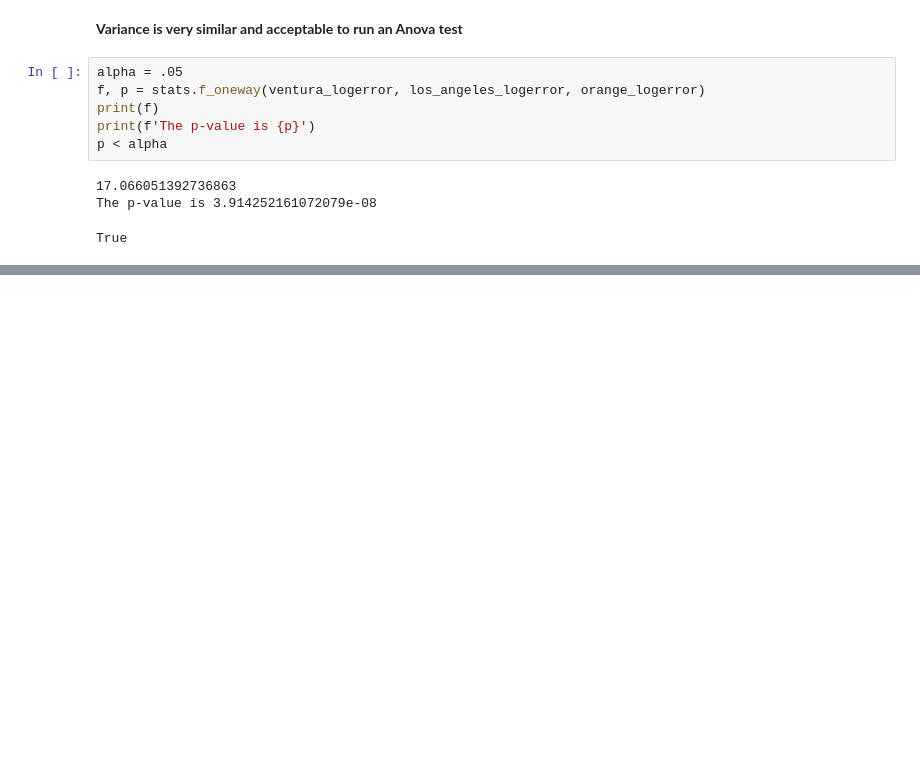
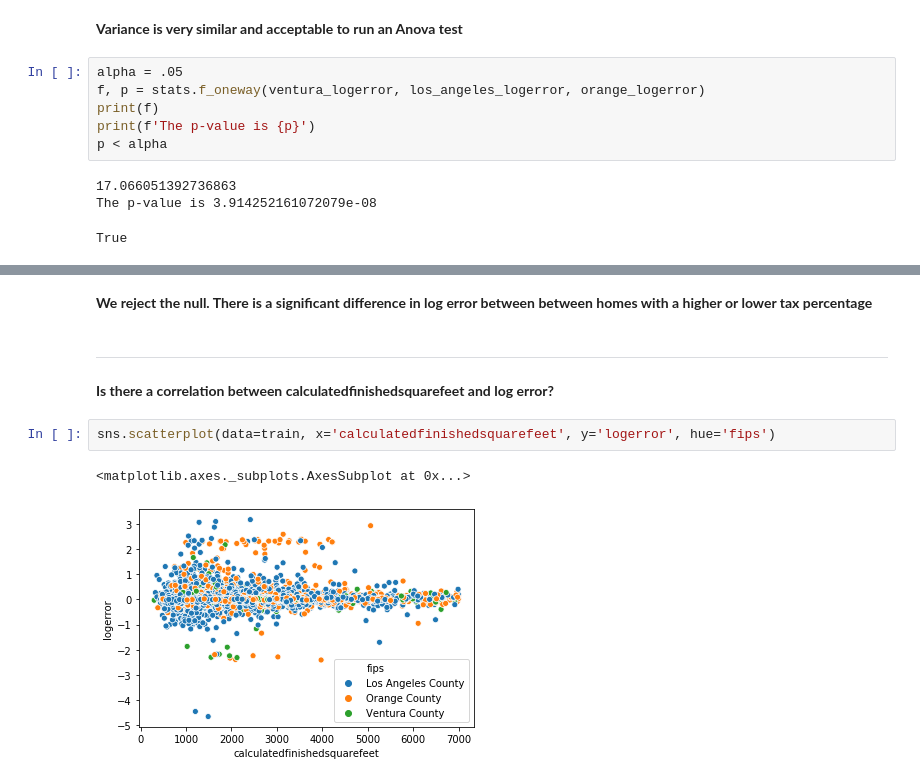
Before and after one commit to matt-c-knight/clustering-project, a Jupyter notebook: main.ipynb, the cells around one changed output, grey strips where cells are left out. Saved outputs shown, nothing was run; the diff lists cells and outputs as text; blank space fills up the shorter version.

```diff
--- a/main.ipynb
+++ b/main.ipynb
@@ -123,0 +208,11 @@ True
+# %% [markdown]
+**We reject the null. There is a significant difference in log error between between homes with a higher or lower tax percentage**
+# %% [markdown]
+________________________________________________________________________
+# %% [markdown]
+**Is there a correlation between calculatedfinishedsquarefeet and log error?**
+# %%
+sns.scatterplot(data=train, x='calculatedfinishedsquarefeet', y='logerror', hue='fips')
+# %% [output]
+<matplotlib.axes._subplots.AxesSubplot at 0x...>
+[figure, added]
```
Also changed, not shown: parts of 20 cells of this notebook.
